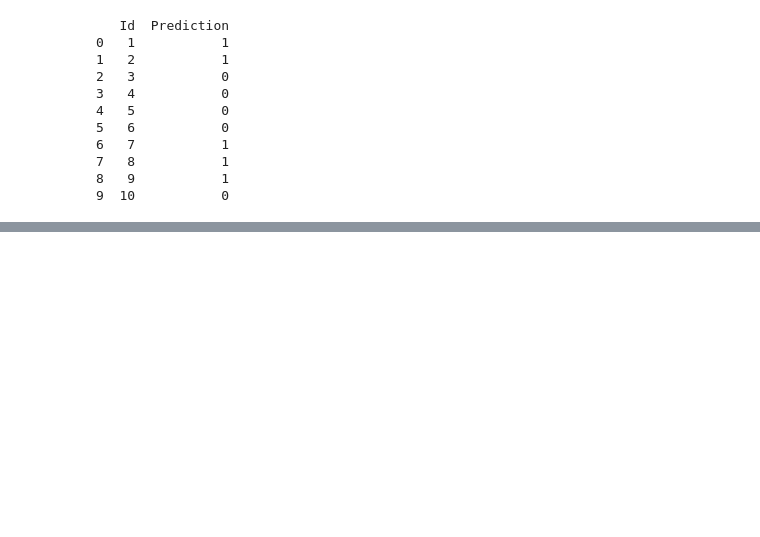
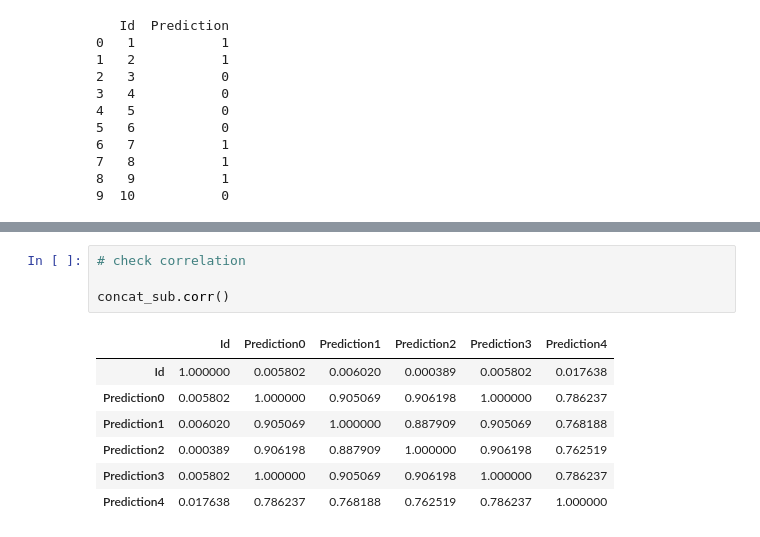
Before and after one commit to bhoscheit/CS-155-Miniproject-1, a Jupyter notebook: EDA.ipynb, the cells around one changed output, grey strips where cells are left out. Saved outputs shown, nothing was run; the diff lists cells and outputs as text; blank space fills up the shorter version.

```diff
--- a/EDA.ipynb
+++ b/EDA.ipynb
@@ -2404,0 +2810,12 @@ submission.to_csv('submission_majority_stack_svm_logreg_vocab_size_rfo.csv', ind
+# %%
+# check correlation
+
+concat_sub.corr()
+# %% [output]
+|  | Id | Prediction0 | Prediction1 | Prediction2 | Prediction3 | Prediction4 |
+| Id | 1.000000 | 0.005802 | 0.006020 | 0.000389 | 0.005802 | 0.017638 |
+| Prediction0 | 0.005802 | 1.000000 | 0.905069 | 0.906198 | 1.000000 | 0.786237 |
+| Prediction1 | 0.006020 | 0.905069 | 1.000000 | 0.887909 | 0.905069 | 0.768188 |
+| Prediction2 | 0.000389 | 0.906198 | 0.887909 | 1.000000 | 0.906198 | 0.762519 |
+| Prediction3 | 0.005802 | 1.000000 | 0.905069 | 0.906198 | 1.000000 | 0.786237 |
+| Prediction4 | 0.017638 | 0.786237 | 0.768188 | 0.762519 | 0.786237 | 1.000000 |
```
Also changed, not shown: parts of 49 cells of this notebook.
